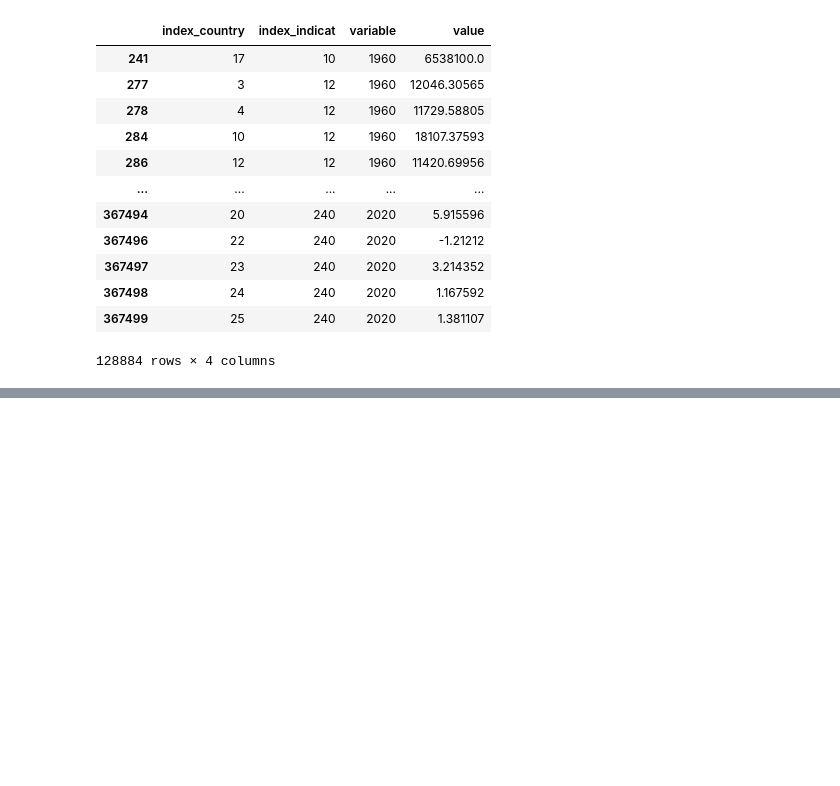
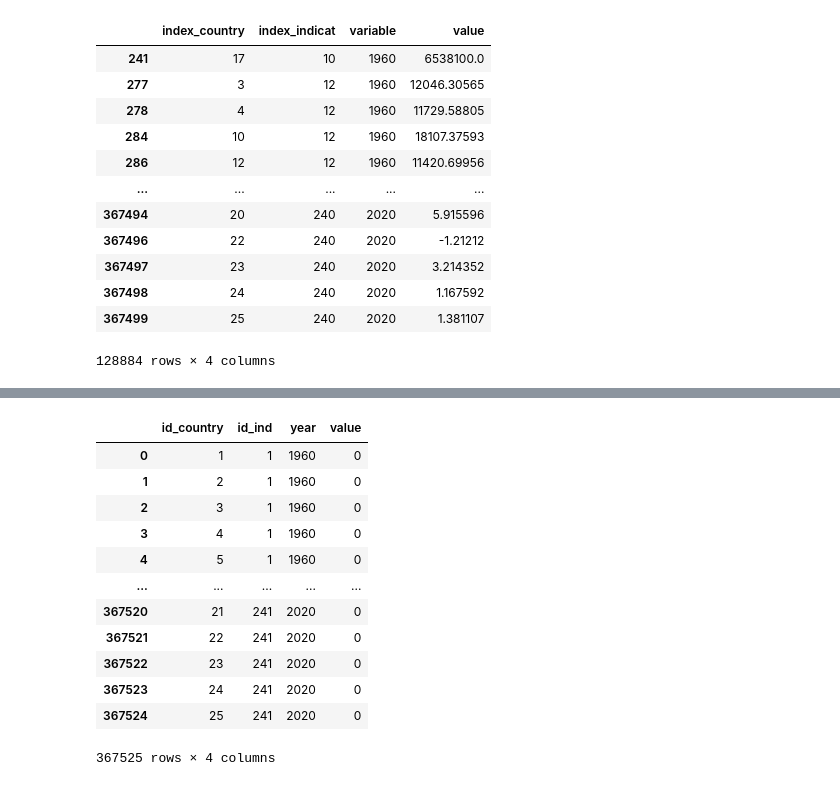
Before and after one commit to Georgemouts/Data_Visualization_ETL_Pipeline, a Jupyter notebook: CleanData.ipynb, the cells around one changed output, grey strips where cells are left out. Cells and saved outputs as stored; diff of their text form; code cells hidden in the pictures; blank space fills up the shorter version.

```diff
--- a/CleanData.ipynb
+++ b/CleanData.ipynb
@@ -271,8 +256,8 @@ df_unpivoted.reset_index()
 | 367524 | 367524 | 25 | 241 | 2020 | NaN |
 367525 rows × 5 columns
 # %%
-a=pd.melt(df_ind_years, id_vars=["index_country", "index_indicat"])
-a.dropna(subset=['value'])
+dfnew=pd.melt(df_ind_years, id_vars=["index_country", "index_indicat"])
+dfnew.dropna(subset=['value'])
 # %% [output]
 |  | index_country | index_indicat | variable | value |
 | 241 | 17 | 10 | 1960 | 6538100.0 |
@@ -356,0 +275,3 @@ pd.DataFrame.from_dict(data)
+# %%
+dfnew= dfnew.rename(columns={'index_country': 'id_country', 'index_indicat': 'id_ind','variable':'year'})
+dfnew
@@ -356,0 +292,17 @@ pd.DataFrame.from_dict(data)
+# %%
+dfnew =dfnew. replace(np. nan,'0',regex=True)
+dfnew
+# %% [output]
+|  | id_country | id_ind | year | value |
+| 0 | 1 | 1 | 1960 | 0 |
+| 1 | 2 | 1 | 1960 | 0 |
+| 2 | 3 | 1 | 1960 | 0 |
+| 3 | 4 | 1 | 1960 | 0 |
+| 4 | 5 | 1 | 1960 | 0 |
+| ... | ... | ... | ... | ... |
+| 367520 | 21 | 241 | 2020 | 0 |
+| 367521 | 22 | 241 | 2020 | 0 |
+| 367522 | 23 | 241 | 2020 | 0 |
+| 367523 | 24 | 241 | 2020 | 0 |
+| 367524 | 25 | 241 | 2020 | 0 |
+367525 rows × 4 columns
```
Also changed, not shown: parts of 28 cells of this notebook.
